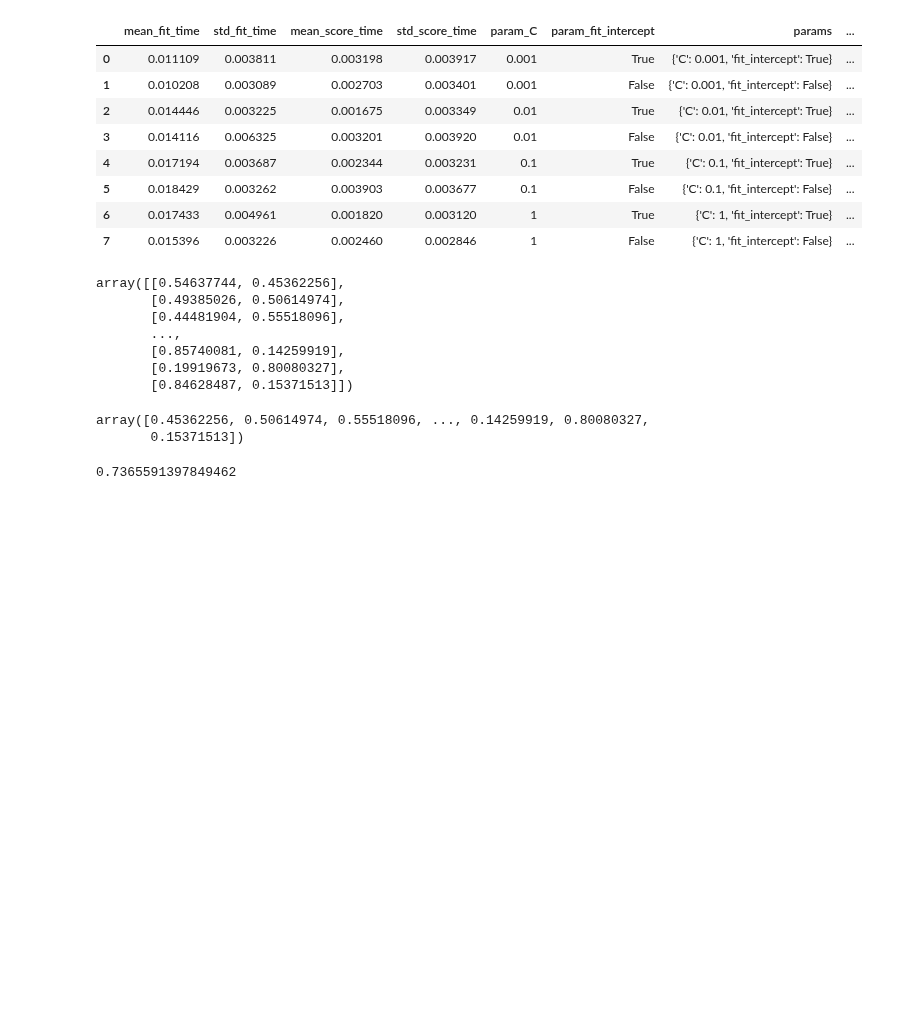
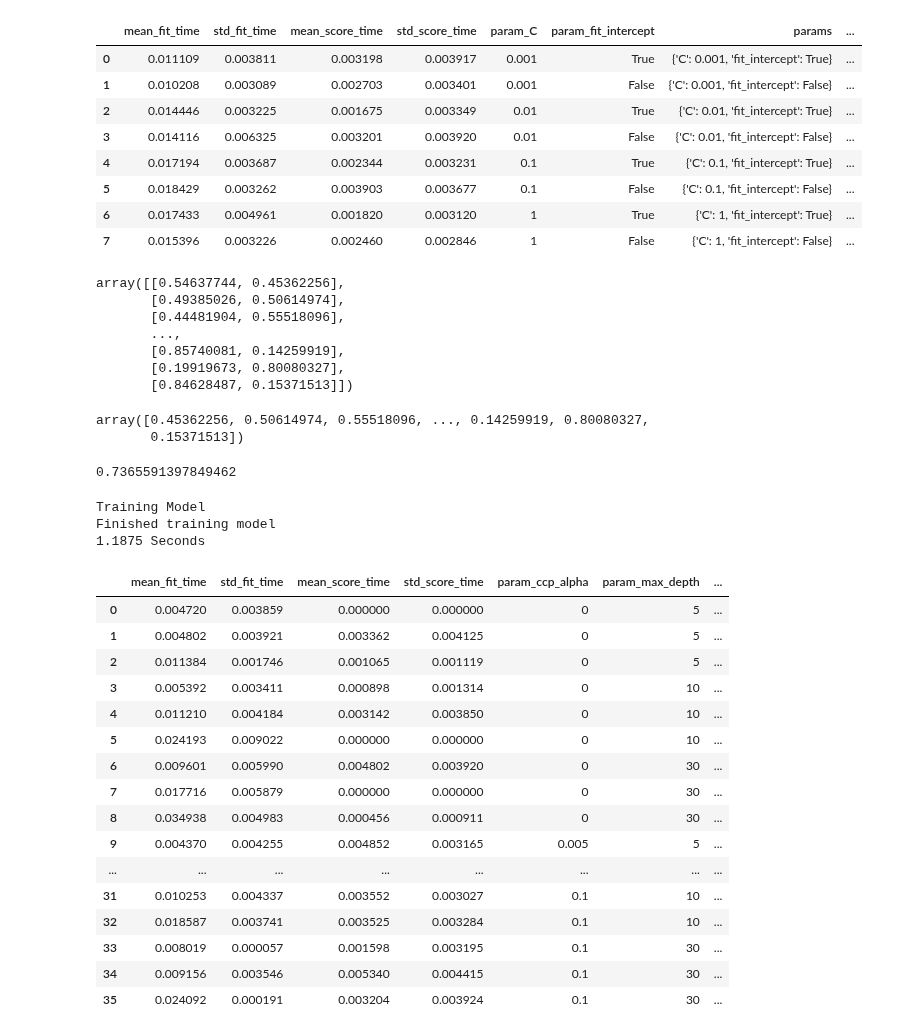
Before and after one commit to michaelgetachew-abebe/Churn_Prediction_Model, a Jupyter notebook: notebooks2.ipynb, the cells around one changed output. Saved outputs shown, nothing was run; the diff lists cells and outputs as text; code cells hidden in the pictures; blank space fills up the shorter version.

Commit message:
Feat(add): trained decision tree model

```diff
--- a/notebooks2.ipynb
+++ b/notebooks2.ipynb
@@ -555,3 +555,43 @@ churn = y_pred > 0.5
 (y_val == churn).mean()
 # %% [output]
 0.7365591397849462
+# %%
+# Model 2: Decision Tree
+
+# Train a decision tree
+from sklearn.tree import DecisionTreeClassifier
+
+# Initialise the random forest model
+model = DecisionTreeClassifier(criterion="gini", class_weight="balanced")
+# Set paramters for Grid Search
+param_grid = {
+    "max_depth": [5, 10, 30],
+    "max_features": [0.1, 0.3, 0.7],
+    "ccp_alpha": [0, 0.005, 0.01, 0.1],
+}
+
+# Train model and get results
+Tuned_DecTree, Results_DecTree = model_pipeline(model, param_grid, X_train, y_train)
+
+Results_DecTree
+# %% [output]
+Training Model
+Finished training model
+1.1875 Seconds
+|  | mean_fit_time | std_fit_time | mean_score_time | std_score_time | param_ccp_alpha | param_max_depth | ... |
+| 0 | 0.004720 | 0.003859 | 0.000000 | 0.000000 | 0 | 5 | ... |
+| 1 | 0.004802 | 0.003921 | 0.003362 | 0.004125 | 0 | 5 | ... |
+| 2 | 0.011384 | 0.001746 | 0.001065 | 0.001119 | 0 | 5 | ... |
+| 3 | 0.005392 | 0.003411 | 0.000898 | 0.001314 | 0 | 10 | ... |
+| 4 | 0.011210 | 0.004184 | 0.003142 | 0.003850 | 0 | 10 | ... |
+| 5 | 0.024193 | 0.009022 | 0.000000 | 0.000000 | 0 | 10 | ... |
+| 6 | 0.009601 | 0.005990 | 0.004802 | 0.003920 | 0 | 30 | ... |
+| 7 | 0.017716 | 0.005879 | 0.000000 | 0.000000 | 0 | 30 | ... |
+| 8 | 0.034938 | 0.004983 | 0.000456 | 0.000911 | 0 | 30 | ... |
+| 9 | 0.004370 | 0.004255 | 0.004852 | 0.003165 | 0.005 | 5 | ... |
+| ... | ... | ... | ... | ... | ... | ... | ... |
+| 31 | 0.010253 | 0.004337 | 0.003552 | 0.003027 | 0.1 | 10 | ... |
+| 32 | 0.018587 | 0.003741 | 0.003525 | 0.003284 | 0.1 | 10 | ... |
+| 33 | 0.008019 | 0.000057 | 0.001598 | 0.003195 | 0.1 | 30 | ... |
+| 34 | 0.009156 | 0.003546 | 0.005340 | 0.004415 | 0.1 | 30 | ... |
+| 35 | 0.024092 | 0.000191 | 0.003204 | 0.003924 | 0.1 | 30 | ... |
```
